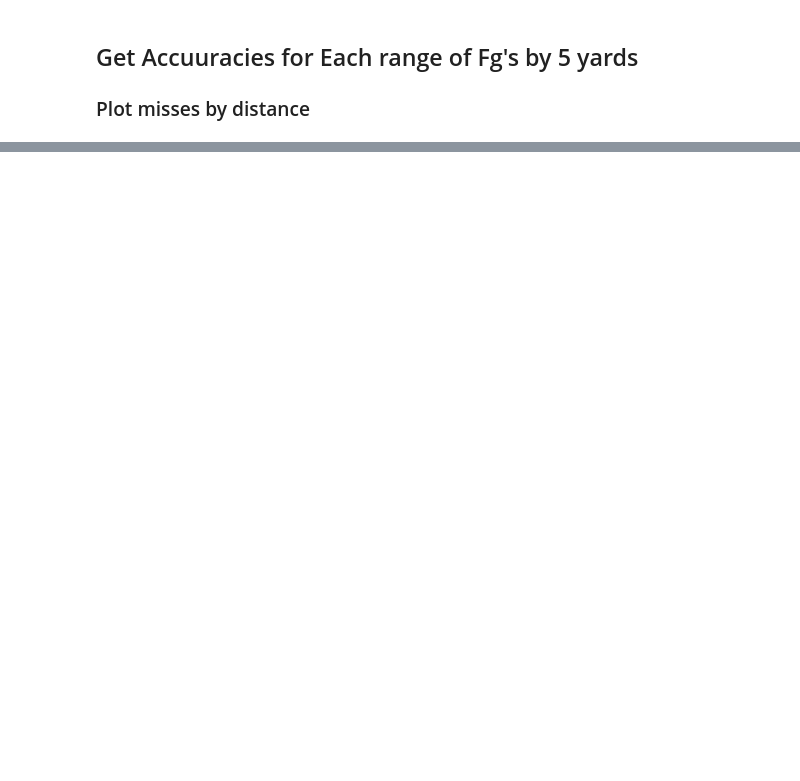
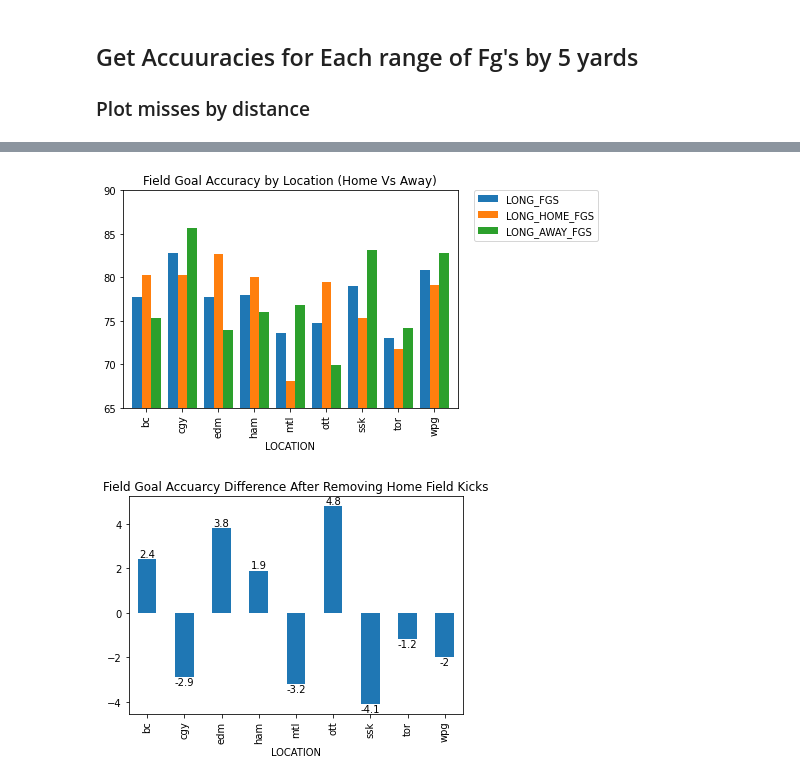
Before and after one commit to huuugh18/Programming-In-Python, a Jupyter notebook: CorseWork/CW2/fg_data_test.ipynb, the cells around one changed output, grey strips where cells are left out. Cells and saved outputs as stored; diff of their text form; code cells hidden in the pictures; blank space fills up the shorter version.

```diff
--- a/CorseWork/CW2/fg_data_test.ipynb
+++ b/CorseWork/CW2/fg_data_test.ipynb
@@ -59,0 +227,14 @@ get_distance_accuracies(fg_data_df_clean)
+# %%
+
+ax2 = df_fg_acc.plot.bar(title='Field Goal Accuracy by Location (Home Vs Away)', y=['LONG_FGS', 'LONG_HOME_FGS', 'LONG_AWAY_FGS'], width=0.8)
+ax2.set_ylim(65, 90)
+ax2.legend(bbox_to_anchor=(1.05, 1), loc='upper left', borderaxespad=0.)
+
+ax3 = df_fg_acc.plot.bar(title='Field Goal Accuarcy Difference After Removing Home Field Kicks', y=['DIFF_REMOVING_HOME_KICKERS'], legend=False)
+# ax3.legend(bbox_to_anchor=(1.05, 1), loc='upper left', borderaxespad=0.)
+
+for container in ax3.containers:
+   ax3.bar_label(container)
+# %% [output]
+[figure, added]
+[figure, added]
```
Also changed, not shown: parts of 35 cells of this notebook, 4 other files.
